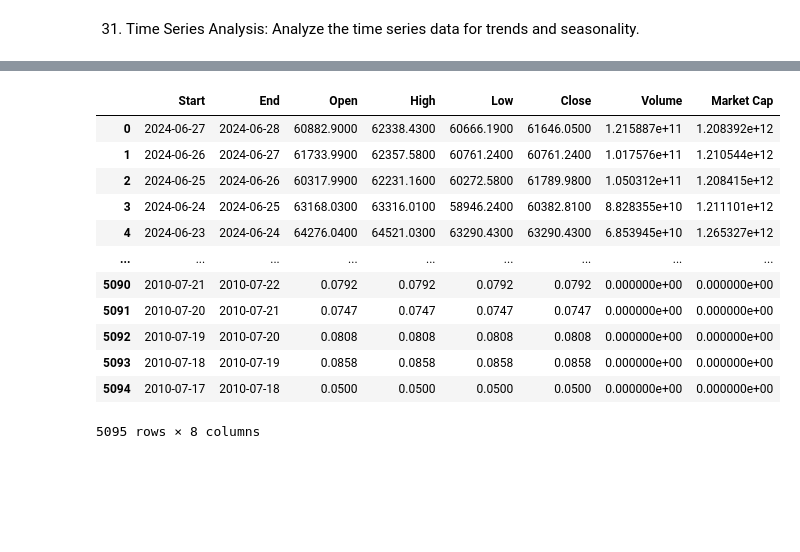
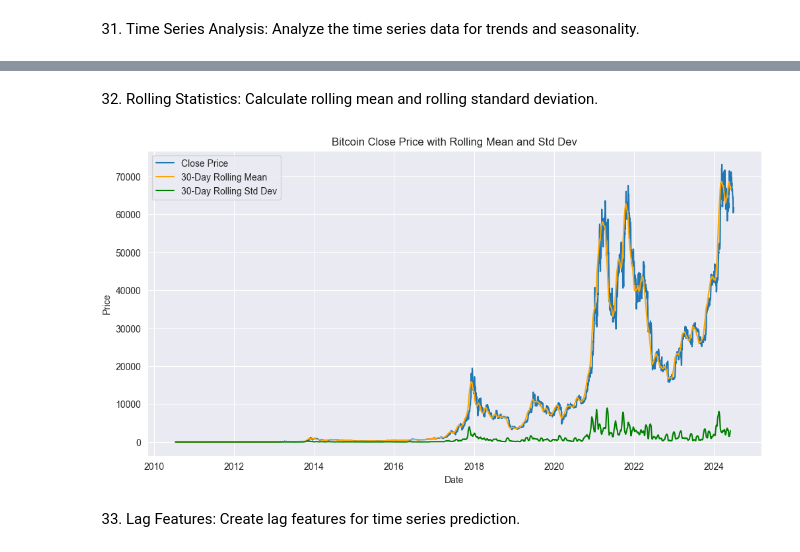
Before and after one commit to ZygimantasB/LLM-practice, a Jupyter notebook: LM practice/kagle/crypto.ipynb, the cells around one changed output, grey strips where cells are left out. Cells and saved outputs as stored; diff of their text form; code cells hidden in the pictures; blank space fills up the shorter version.

```diff
--- a/LM practice/kagle/crypto.ipynb
+++ b/LM practice/kagle/crypto.ipynb
@@ -847,15 +848,27 @@ ValueError: could not convert string to float: '2024-06-28'
+# %% [markdown]
+32. Rolling Statistics: Calculate rolling mean and rolling standard deviation.
 # %%
+df_path = Path('../../DATASETS/bitcoin_2010-07-17_2024-06-28.csv')
+df = pd.read_csv(df_path)
+
+df['Start'] = pd.to_datetime(df['Start'])
+
+df.set_index('Start', inplace=True)
+df['Close'] = pd.to_numeric(df['Close'], errors='coerce')
+
+df['Rolling_Mean_30'] = df['Close'].rolling(window=30).mean()
+df['Rolling_Std_30'] = df['Close'].rolling(window=30).std()
+
+plt.figure(figsize=(12, 6))
+plt.plot(df['Close'], label='Close Price')
+plt.plot(df['Rolling_Mean_30'], label='30-Day Rolling Mean', color='orange')
+plt.plot(df['Rolling_Std_30'], label='30-Day Rolling Std Dev', color='green')
+plt.title('Bitcoin Close Price with Rolling Mean and Std Dev')
+plt.xlabel('Date')
+plt.ylabel('Price')
+plt.legend()
+plt.show()
 # %% [output]
-|  | Start | End | Open | High | Low | Close | Volume | Market Cap |
-| 0 | 2024-06-27 | 2024-06-28 | 60882.9000 | 62338.4300 | 60666.1900 | 61646.0500 | 1.215887e+11 | 1.208392e+12 |
-| 1 | 2024-06-26 | 2024-06-27 | 61733.9900 | 62357.5800 | 60761.2400 | 60761.2400 | 1.017576e+11 | 1.210544e+12 |
-| 2 | 2024-06-25 | 2024-06-26 | 60317.9900 | 62231.1600 | 60272.5800 | 61789.9800 | 1.050312e+11 | 1.208415e+12 |
-| 3 | 2024-06-24 | 2024-06-25 | 63168.0300 | 63316.0100 | 58946.2400 | 60382.8100 | 8.828355e+10 | 1.211101e+12 |
-| 4 | 2024-06-23 | 2024-06-24 | 64276.0400 | 64521.0300 | 63290.4300 | 63290.4300 | 6.853945e+10 | 1.265327e+12 |
-| ... | ... | ... | ... | ... | ... | ... | ... | ... |
-| 5090 | 2010-07-21 | 2010-07-22 | 0.0792 | 0.0792 | 0.0792 | 0.0792 | 0.000000e+00 | 0.000000e+00 |
-| 5091 | 2010-07-20 | 2010-07-21 | 0.0747 | 0.0747 | 0.0747 | 0.0747 | 0.000000e+00 | 0.000000e+00 |
-| 5092 | 2010-07-19 | 2010-07-20 | 0.0808 | 0.0808 | 0.0808 | 0.0808 | 0.000000e+00 | 0.000000e+00 |
-| 5093 | 2010-07-18 | 2010-07-19 | 0.0858 | 0.0858 | 0.0858 | 0.0858 | 0.000000e+00 | 0.000000e+00 |
-| 5094 | 2010-07-17 | 2010-07-18 | 0.0500 | 0.0500 | 0.0500 | 0.0500 | 0.000000e+00 | 0.000000e+00 |
-5095 rows × 8 columns
+[figure, added]
+# %% [markdown]
+33. Lag Features: Create lag features for time series prediction.
```
Also changed, not shown: parts of 30 cells of this notebook, 1 other file.
